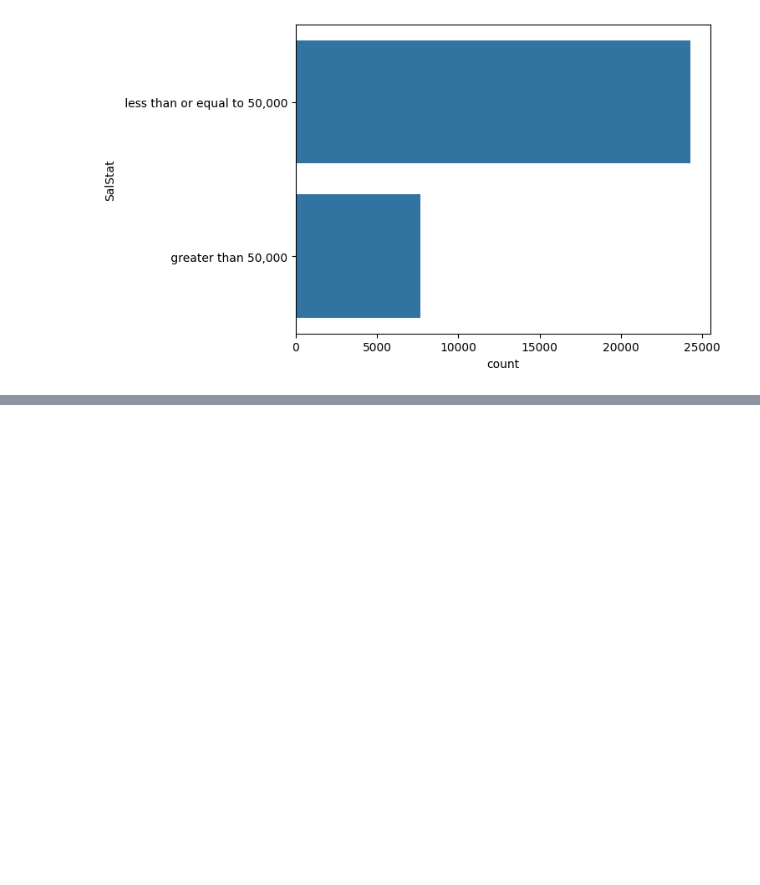
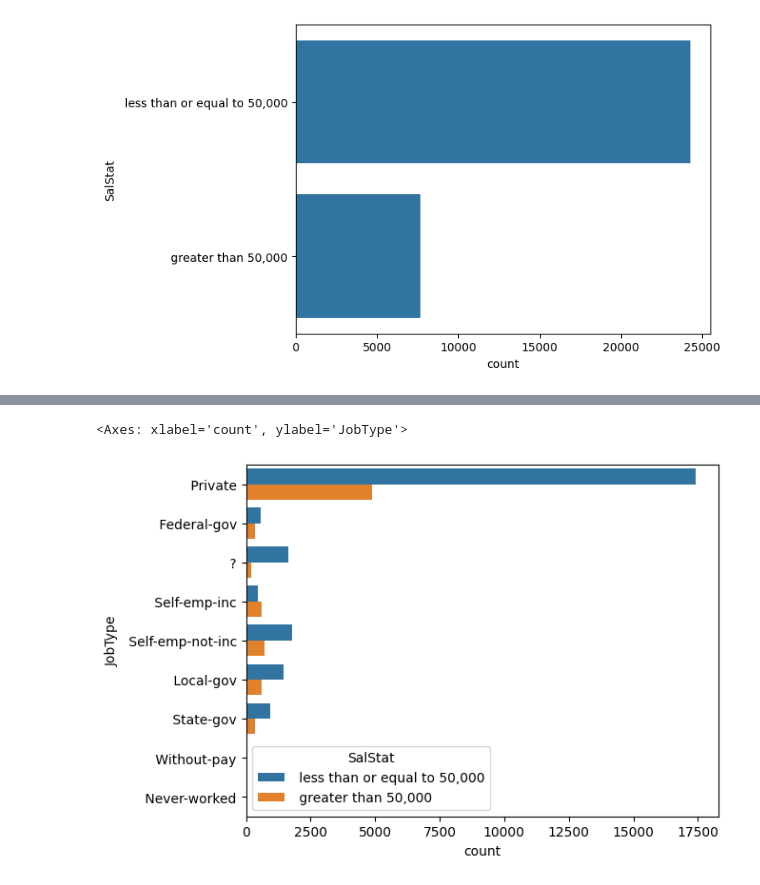
Before and after one commit to Pranavlovescode/Python-data-science, a Jupyter notebook: case_study_1.ipynb, the cells around one changed output, grey strips where cells are left out. Saved outputs shown, nothing was run; the diff lists cells and outputs as text; code cells hidden in the pictures; blank space fills up the shorter version.

```diff
--- a/case_study_1.ipynb
+++ b/case_study_1.ipynb
@@ -142,0 +161,6 @@ plot=sns.countplot(data1['SalStat'])
+# %%
+# plot of JobType vs Salary Status
+sns.countplot(y='JobType',hue="SalStat",data=data3)
+# %% [output]
+<Axes: xlabel='count', ylabel='JobType'>
+[figure, added]
```
Also changed, not shown: parts of 6 cells of this notebook, 1 other file.
